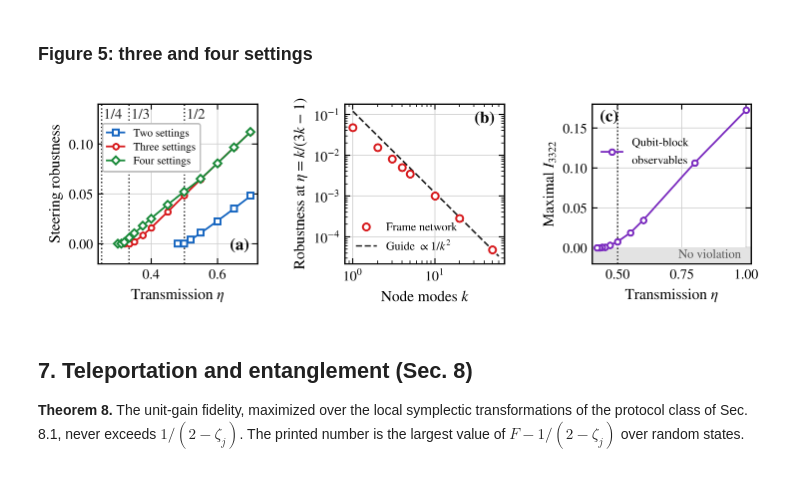
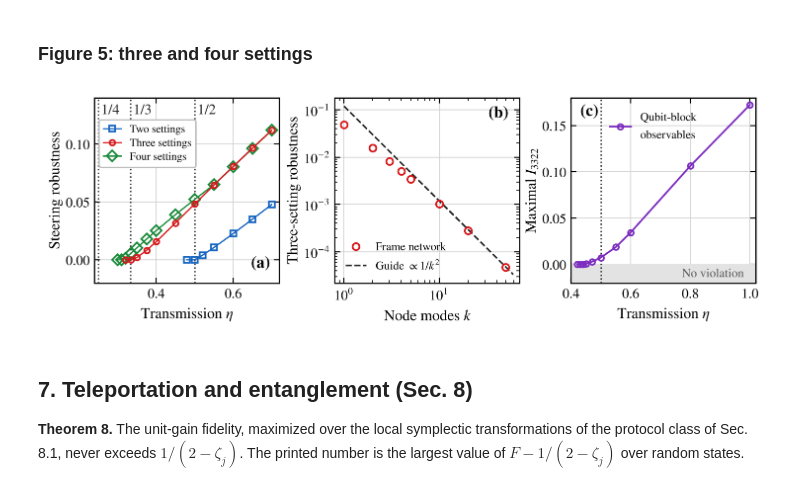
Before and after one commit to sudipchakrabarty27042000/Exact-monogamy-of-steering-and-remote-Wigner-negativity-for-multimode-Gaussian-nodes-Codes, a Jupyter notebook: exact_monogamy_numerics.ipynb, the cells around one changed output. Cells and saved outputs as stored; diff of their text form; code cells hidden in the pictures.

```diff
--- a/exact_monogamy_numerics.ipynb
+++ b/exact_monogamy_numerics.ipynb
@@ -127,7 +127,7 @@ def toplegend(ax, ncol, **kw):
 
 
 LEG = dict(fontsize=9, handlelength=2.2, borderaxespad=0.6, labelspacing=0.35)
-OPEN = dict(mfc='white', mew=1.4)
+OPEN = dict(mfc='none', mew=1.3)   # hollow markers, so overlapping points and lines stay visible
 # %% [markdown]
 ## 1. Figure 1: setting and conditions on the share (Sec. 1)
 # %%
@@ -646,14 +646,14 @@ e = np.array(d['eta']); q = np.array(d['q']) - 2; p = np.array(d['p']) - 2; msk
 ee = np.linspace(0.5005, 1, 400)
 grid(a1)
 a1.semilogy(ee, (2 * ee - 1) ** 2 / 8, '--', color=DARK, lw=1.6, label='Proven bound', zorder=3)
-a1.semilogy(e[msk], q[msk], 'o-', ms=4.5, color=RED, mec=RED, lw=1.3, label='Qubit-block observables', zorder=4, **OPEN)
-a1.semilogy(e[msk], p[msk], 's-', ms=4.2, color=BLUE, mec=BLUE, lw=1.3, label='Displaced parity', zorder=4, **OPEN)
+a1.semilogy(e[msk], q[msk], '-', color=RED, lw=1.9, label='Qubit-block observables', zorder=4)
+a1.semilogy(e[msk], p[msk], '-.', color=BLUE, lw=1.9, label='Displaced parity', zorder=4)
 YMIN = 1e-9
 for k in [2, 3, 4]:
-    et = k / (2 * k - 1); a1.plot([et, et], [3e-4, 2], color=MID, lw=0.9, ls=':', zorder=2)
-    a1.text(et - 0.004, 1.6, '$k=%d$' % k, fontsize=9, color='#555555', rotation=90, va='top', ha='right')
+    et = k / (2 * k - 1); a1.axvline(et, color=MID, lw=0.9, ls=':', zorder=2)
+    a1.text(et - 0.004, 2.5e-9, '$k=%d$' % k, fontsize=9, color='#555555', rotation=90, va='bottom', ha='right', zorder=2)
 a1.set_xlim(0.5, 1.0); a1.set_ylim(YMIN, 2); a1.set_xlabel(r'Transmission $\eta$'); a1.set_ylabel(r'Violation $\mathcal{B}-2$')
-a1.legend(loc='lower left', bbox_to_anchor=(0.08, 0.10), ncol=1, **LEG); plabel(a1, '(a)', 0.03, 0.04); a1.texts[-1].set_va('bottom')
+a1.legend(loc='lower right', ncol=1, **LEG); plabel(a1, '(a)', 0.03, 0.04); a1.texts[-1].set_va('bottom')
 db = np.array(nd['dB'])
 grid(a2)
 a2.axhspan(1.5, 2, color=GRAY, zorder=1); a2.text(11.7, 1.54, 'No violation', ha='right', va='bottom', fontsize=10, color='#555555', zorder=2)
@@ -835,34 +835,37 @@ eta=0.42: max I3322=-1.86e-05 at lambda=0.030
 ### Figure 5: three and four settings
 # %%
 # ============================ Figure 5: three and four settings ============================
-fig, (a1, a2, a3) = plt.subplots(1, 3, figsize=(7.2, 2.75))
-for a in (a1, a2, a3): a.set_box_aspect(1)
+# three square panels placed in inches, with gaps just wide enough for the tick and axis labels
+W, PW, B, T = 7.2, 1.87, 0.44, 0.06
+X0 = [0.50, 0.50 + PW + 0.56, 0.50 + 2*PW + 0.56 + 0.52]          # left edges of the panels
+fig = plt.figure(figsize=(W, B + PW + T))
+a1, a2, a3 = [fig.add_axes([x/W, B/(B + PW + T), PW/W, PW/(B + PW + T)]) for x in X0]
 grid(a1)
-for n_, col, mk_, lab in [('2', BLUE, 's', 'Two settings'), ('3', RED, 'o', 'Three settings'), ('4', GREEN, 'D', 'Four settings')]:
-    pp = np.array(sr[n_]); a1.plot(pp[:, 0], pp[:, 1], '-', color=col, lw=1.3, marker=mk_, ms=4, mec=col, label=lab, zorder=3, **OPEN)
+for n_, col, mk_, ms_, z_, lab in [('2', BLUE, 's', 4.5, 3, 'Two settings'), ('4', GREEN, 'D', 5.5, 3, 'Four settings'), ('3', RED, 'o', 4.0, 4, 'Three settings')]:
+    pp = np.array(sr[n_]); a1.plot(pp[:, 0], pp[:, 1], '-', color=col, lw=1.0, marker=mk_, ms=ms_, mec=col, label=lab, zorder=z_, **OPEN)
+h_, l_ = a1.get_legend_handles_labels(); order = [l_.index(x) for x in ['Two settings', 'Three settings', 'Four settings']]
 for x, t in [(1 / 4, '1/4'), (1 / 3, '1/3'), (1 / 2, '1/2')]:
     a1.axvline(x, color=DARK, ls=':', lw=1, zorder=2); a1.text(x + 0.007, 0.129, t, fontsize=10.5, color=DARK, va='center')
-a1.set_xlim(0.24, 0.72); a1.set_ylim(-0.02, 0.14); a1.set_xlabel(r'Transmission $\eta$'); a1.set_ylabel('Steering robustness')
-lg = a1.legend(loc='upper left', bbox_to_anchor=(0.0, 0.905), ncol=1, frameon=True, framealpha=1, facecolor='white', edgecolor='#bbbbbb', fontsize=8, handlelength=1.6, labelspacing=0.25, borderaxespad=0.4)
+a1.set_xlim(0.24, 0.72); a1.set_ylim(-0.02, 0.14); a1.set_xlabel(r'Transmission $\eta$'); a1.set_ylabel('Steering robustness', labelpad=2)
+lg = a1.legend([h_[i] for i in order], [l_[i] for i in order], loc='upper left', bbox_to_anchor=(0.0, 0.905), ncol=1, frameon=True, framealpha=1, facecolor='white', edgecolor='#bbbbbb', fontsize=8, handlelength=1.6, labelspacing=0.25, borderaxespad=0.4)
 lg.set_zorder(10)
 plabel(a1, '(a)', 0.95, 0.06, ha='right'); a1.texts[-1].set_va('bottom')
 grid(a2)
 qq = np.array(net)
 a2.loglog(qq[:, 0], qq[:, 2], 'o', ms=5, color=RED, mec=RED, zorder=3, label='Frame network', **OPEN)
 kk = np.logspace(0, np.log10(60), 50); a2.loglog(kk, qq[-1, 2] * qq[-1, 0] ** 2 / kk ** 2, '--', color=DARK, lw=1.2, zorder=2, label=r'Guide $\propto 1/k^2$')
-a2.set_xlabel(r'Node modes $k$'); a2.set_ylabel(r'Robustness at $\eta=k/(3k-1)$'); a2.set_xlim(0.8, 70)
+a2.set_xlabel(r'Node modes $k$'); a2.set_ylabel('Three-setting robustness', labelpad=2); a2.set_xlim(0.8, 70)
 a2.legend(loc='lower left', ncol=1, fontsize=8.5, handlelength=1.8, borderaxespad=0.5); plabel(a2, '(b)', 0.94, 0.96, ha='right')
 b = np.array(bell)
 grid(a3)
 a3.axhspan(-0.02, 0, color=GRAY, zorder=1); a3.text(0.98, -0.017, 'No violation', ha='right', va='bottom', fontsize=9, color='#555555', zorder=2)
 a3.plot(b[:, 0], b[:, 1], '-', color=PURPLE, lw=1.3, marker='o', ms=4, mec=PURPLE, zorder=3, label='Qubit-block\nobservables', **OPEN)
 a3.axvline(0.5, color=DARK, ls=':', lw=1, zorder=2)
-a3.set_xlabel(r'Transmission $\eta$'); a3.set_ylabel(r'Maximal $I_{3322}$'); a3.set_xlim(0.4, 1.02); a3.set_ylim(-0.02, 0.18)
-a3.legend(loc='upper left', bbox_to_anchor=(0.0, 0.87), ncol=1, fontsize=8.5, handlelength=1.8, borderaxespad=0.4); plabel(a3, '(c)', 0.05, 0.97)
-fig.subplots_adjust(left=0.08, right=0.99, bottom=0.17, top=0.98, wspace=0.55)
+a3.set_xlabel(r'Transmission $\eta$'); a3.set_ylabel(r'Maximal $I_{3322}$', labelpad=2); a3.set_xlim(0.4, 1.02); a3.set_xticks([0.4, 0.6, 0.8, 1.0]); a3.set_ylim(-0.02, 0.18)
+a3.legend(loc='upper left', bbox_to_anchor=(0.16, 0.99), ncol=1, fontsize=8.5, handlelength=1.8, borderaxespad=0.4); plabel(a3, '(c)', 0.05, 0.97)
 fig.savefig(OUT + 'fig5.pdf'); plt.show()
 # %% [output]
-[figure, old version]
+[figure, new version]
 # %% [markdown]
 ## 7. Teleportation and entanglement (Sec. 8)
 
```
Also changed, not shown: parts of 3 cells of this notebook.
